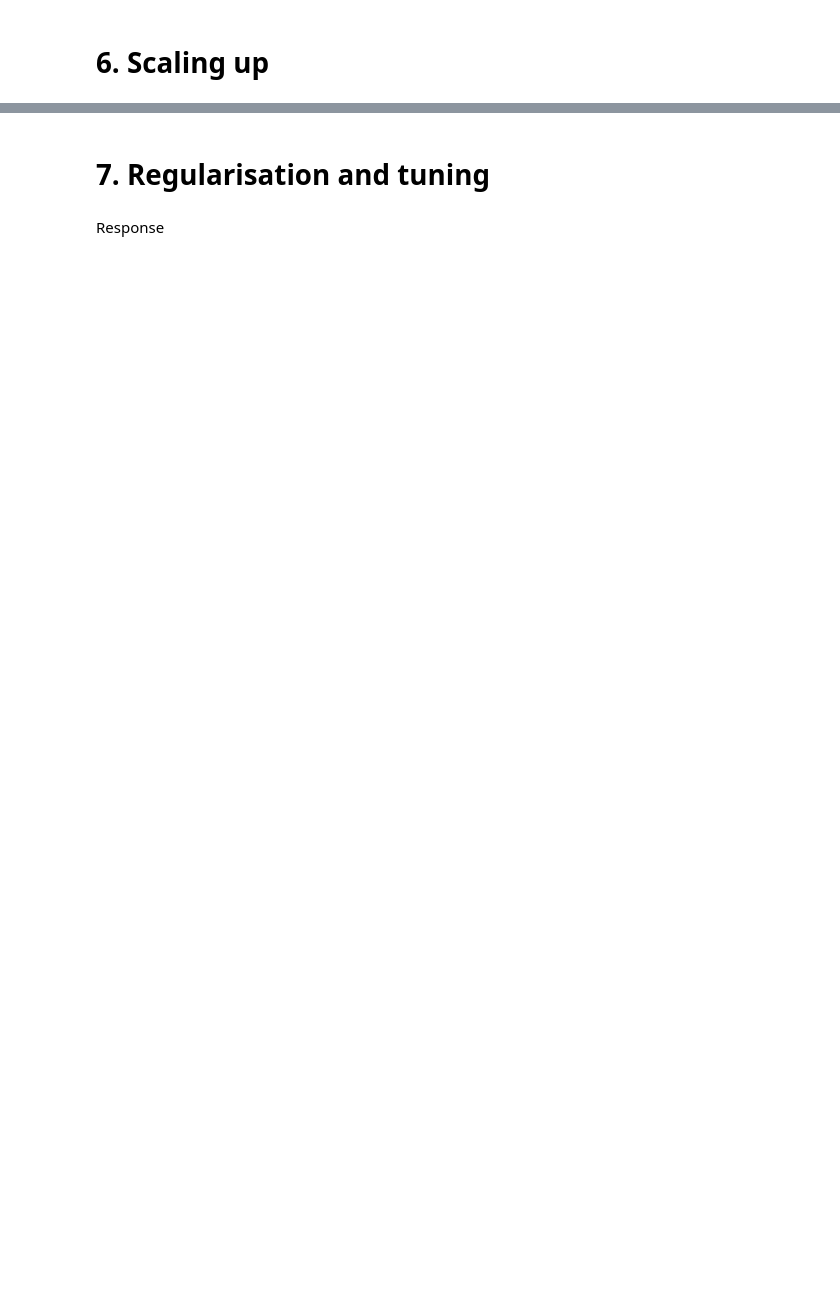
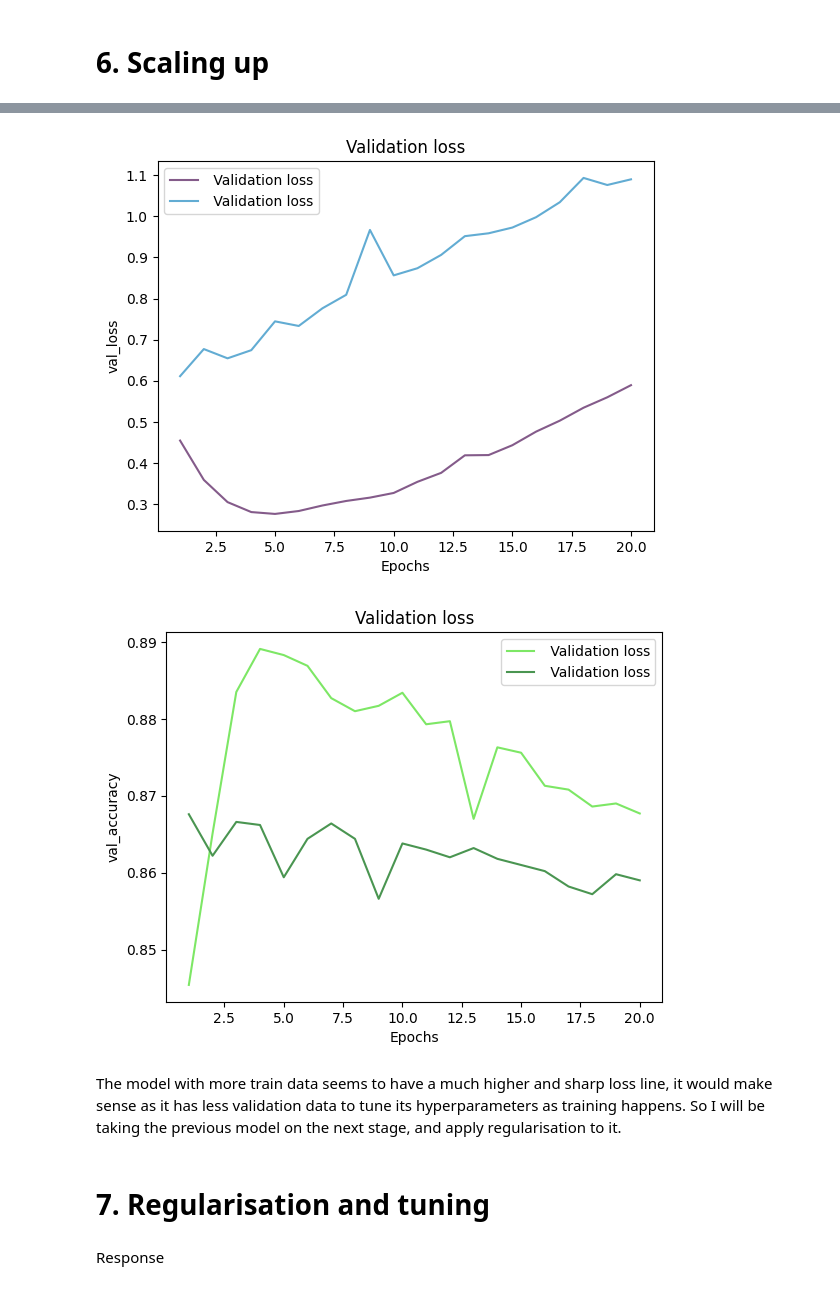
Before and after one commit to estebangarcia/cm3015-final, a Jupyter notebook: imdb_final.ipynb, the cells around one changed output, grey strips where cells are left out. Cells and saved outputs as stored; diff of their text form; code cells hidden in the pictures; blank space fills up the shorter version.

```diff
--- a/imdb_final.ipynb
+++ b/imdb_final.ipynb
@@ -272,0 +352,14 @@ TypeError: only length-1 arrays can be converted to Python scalars
+# %%
+x_val = x_train[:5000]
+partial_x_train = x_train[15000:]
+
+y_val = y_train[:5000]
+partial_y_train = y_train[15000:]
+
+more_trained_model_history = model.fit(partial_x_train, partial_y_train, epochs=20, batch_size=512, validation_data=(x_val, y_val))
+
+x_val = x_train[:10000]
+partial_x_train = x_train[10000:]
+
+y_val = y_train[:10000]
+partial_y_train = y_train[10000:]
@@ -273,3 +384,23 @@ TypeError: only length-1 arrays can be converted to Python scalars
+# %%
+def plot_with_previous(epochs, previous_history, current_history, previous_label="", current_label=""):
+    metrics = {'val_loss': "Validation loss", 'val_accuracy': "Validation accuracy"}
+
+    for m in metrics:
+        plt.plot(epochs, previous_history.history[m], label=f"{previous_label} Validation loss", color=np.random.rand(3,))
+        plt.plot(epochs, current_history.history[m], label=f"{current_label} Validation loss", color=np.random.rand(3,))
+        plt.title("Validation loss")
+        plt.xlabel('Epochs')
+        plt.ylabel(m)
+
+        plt.legend()
+        plt.show()
+
+plot_with_previous(epochs=epochs, previous_history=third_iteration, current_history=more_trained_model_history, previous_label="third iteration", current_label="more train")
+# %% [output]
+[figure, added]
+[figure, added]
+# %% [markdown]
+The model with more train data seems to have a much higher and sharp loss line, it would make sense as it has less validation data to tune its hyperparameters as training happens. So I will be taking the previous model on the next stage, and apply regularisation to it.
 # %% [markdown]
 # 7. Regularisation and tuning
 # %% [markdown]
```
Also changed, not shown: parts of 26 cells of this notebook.
